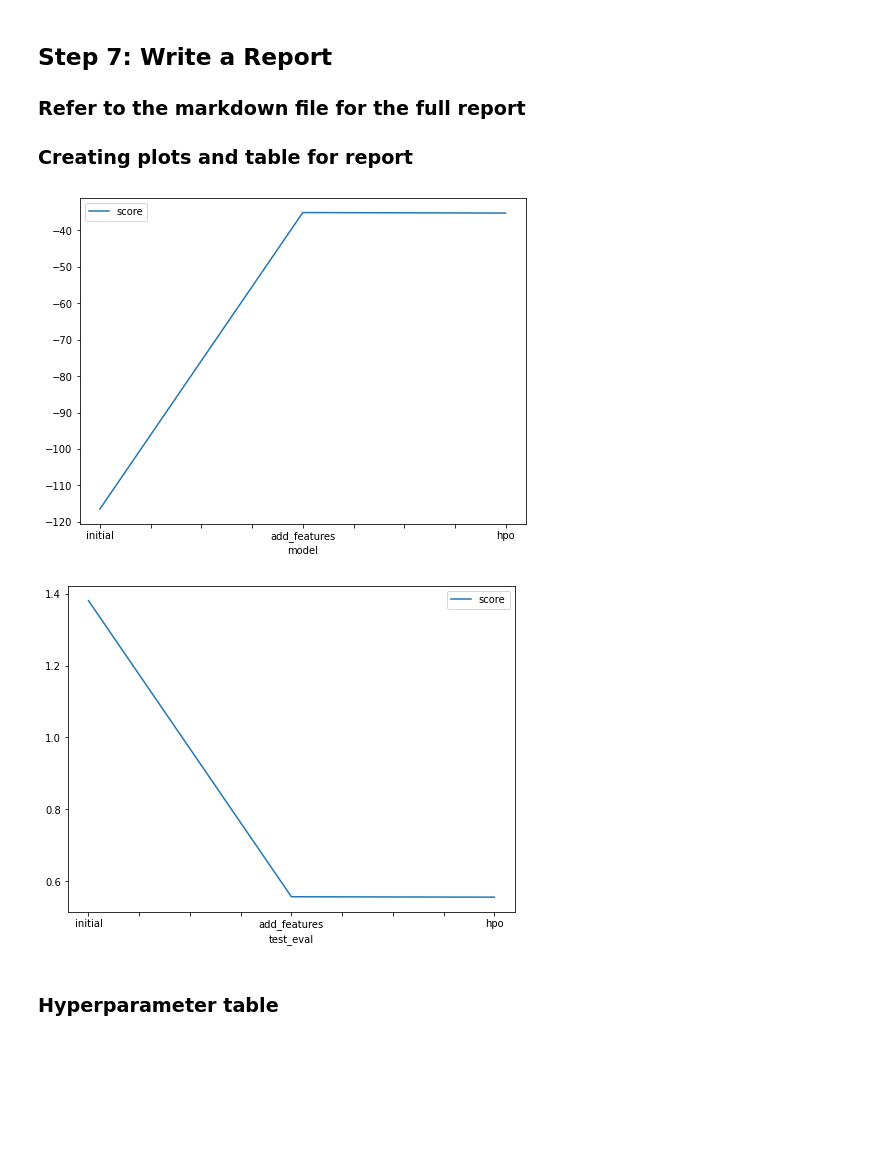
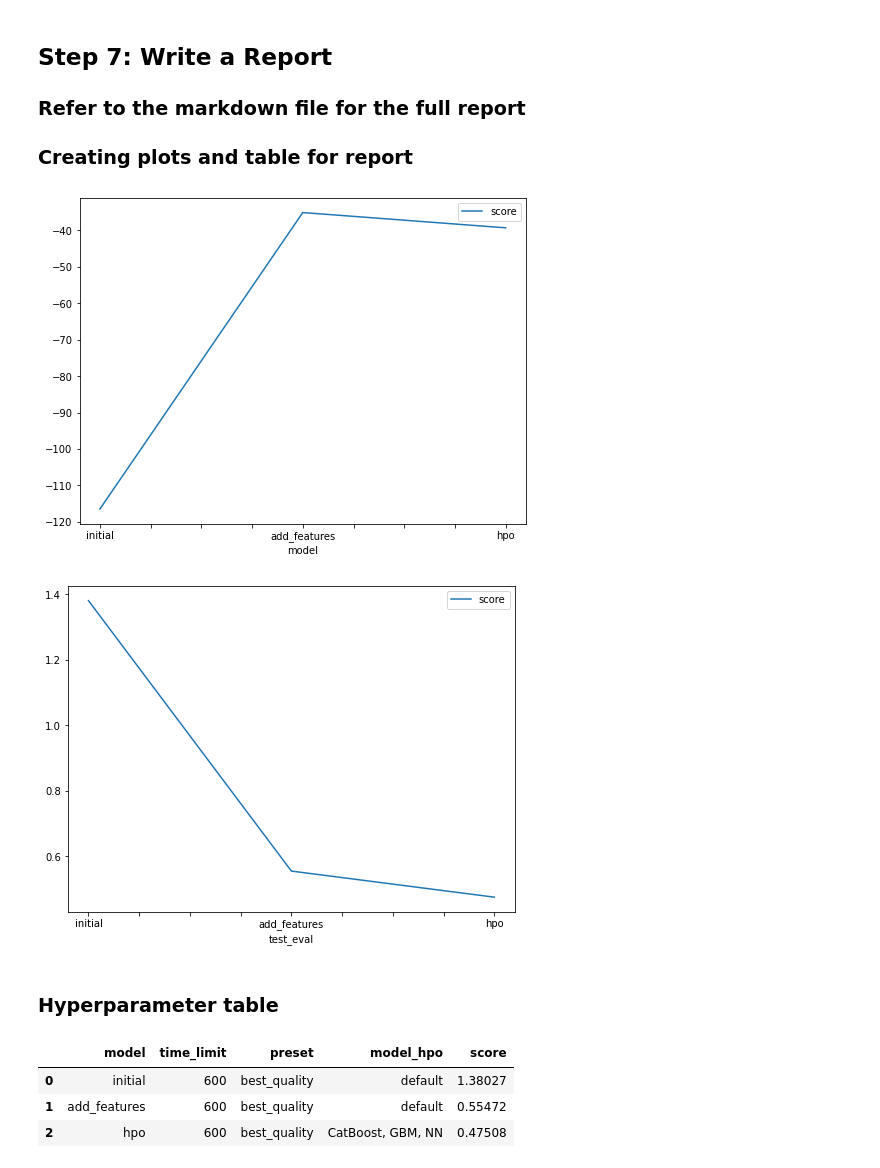
Before and after one commit to muhamad-kurniawan/fundamental_machine_learning_udacity, a Jupyter notebook: Predict Bike Sharing Demand/project_notebook.ipynb, the cells around one changed output. Cells and saved outputs as stored; diff of their text form; code cells hidden in the pictures; blank space fills up the shorter version.

```diff
--- a/Predict Bike Sharing Demand/project_notebook.ipynb
+++ b/Predict Bike Sharing Demand/project_notebook.ipynb
@@ -698,31 +658,36 @@ submission_new_features.csv  2023-05-28 01:24:08  new features
 fig = pd.DataFrame(
     {
         "model": ["initial", "add_features", "hpo"],
-        "score": [-116.472370  , -35.135335, -35.271690]
+        "score": [-116.472370  , -35.125367, -39.312234 ]
     }
 ).plot(x="model", y="score", figsize=(8, 6)).get_figure()
 fig.savefig('model_train_score.png')
 # %% [output]
-[figure, old version]
+[figure, new version]
 # %%
 # Take the 3 kaggle scores and creating a line plot to show improvement
 fig = pd.DataFrame(
     {
         "test_eval": ["initial", "add_features", "hpo"],
-        "score": [1.38027, 0.55728, 0.55613]
+        "score": [1.38027, 0.55472, 0.47508]
     }
 ).plot(x="test_eval", y="score", figsize=(8, 6)).get_figure()
 fig.savefig('model_test_score.png')
 # %% [output]
-[figure, old version]
+[figure, new version]
 # %% [markdown]
 ### Hyperparameter table
 # %%
 # The 3 hyperparameters we tuned with the kaggle score as the result
 pd.DataFrame({
     "model": ["initial", "add_features", "hpo"],
-    "hpo1": [?, ?, ?],
-    "hpo2": [?, ?, ?],
-    "hpo3": [?, ?, ?],
-    "score": [?, ?, ?]
+    "time_limit": [600, 600, 600],
+    "preset": ['best_quality', 'best_quality', 'best_quality'],
+    "model_hpo": ['default', 'default', 'CatBoost, GBM, NN'],
+    "score": [1.38027, 0.55472, 0.47508]
 })
+# %% [output]
+|  | model | time_limit | preset | model_hpo | score |
+| 0 | initial | 600 | best_quality | default | 1.38027 |
+| 1 | add_features | 600 | best_quality | default | 0.55472 |
+| 2 | hpo | 600 | best_quality | CatBoost, GBM, NN | 0.47508 |
```
Also changed, not shown: parts of 12 cells of this notebook, 5 other files.
